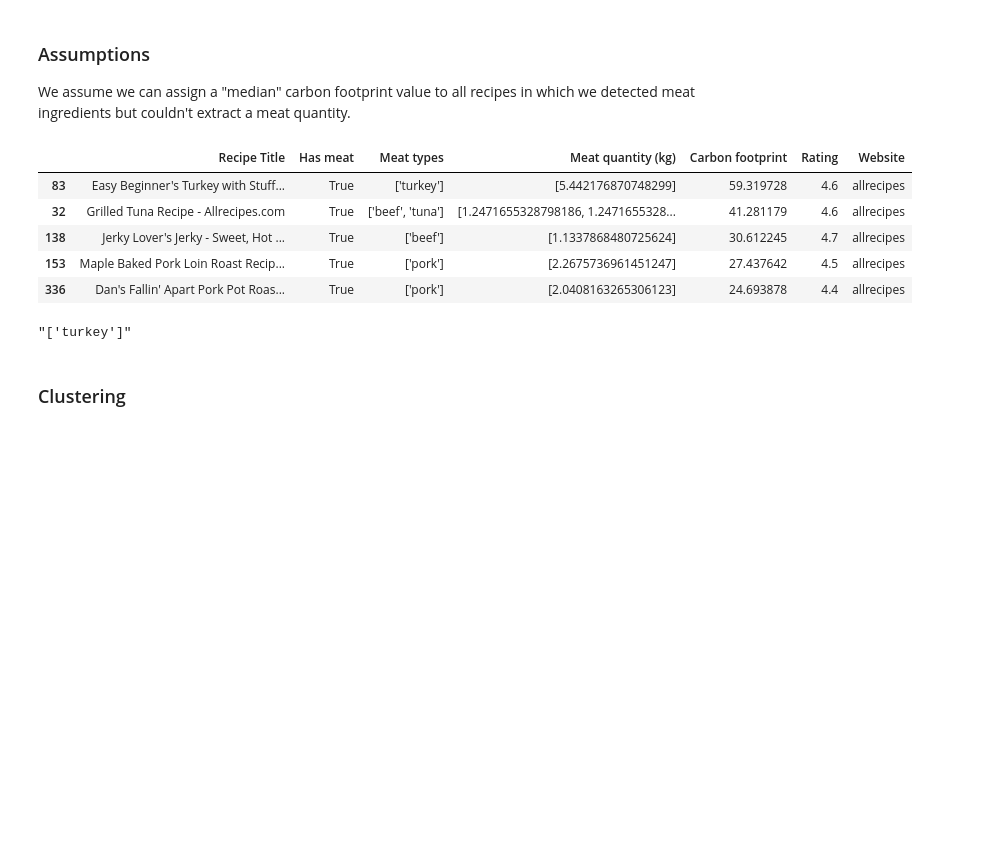
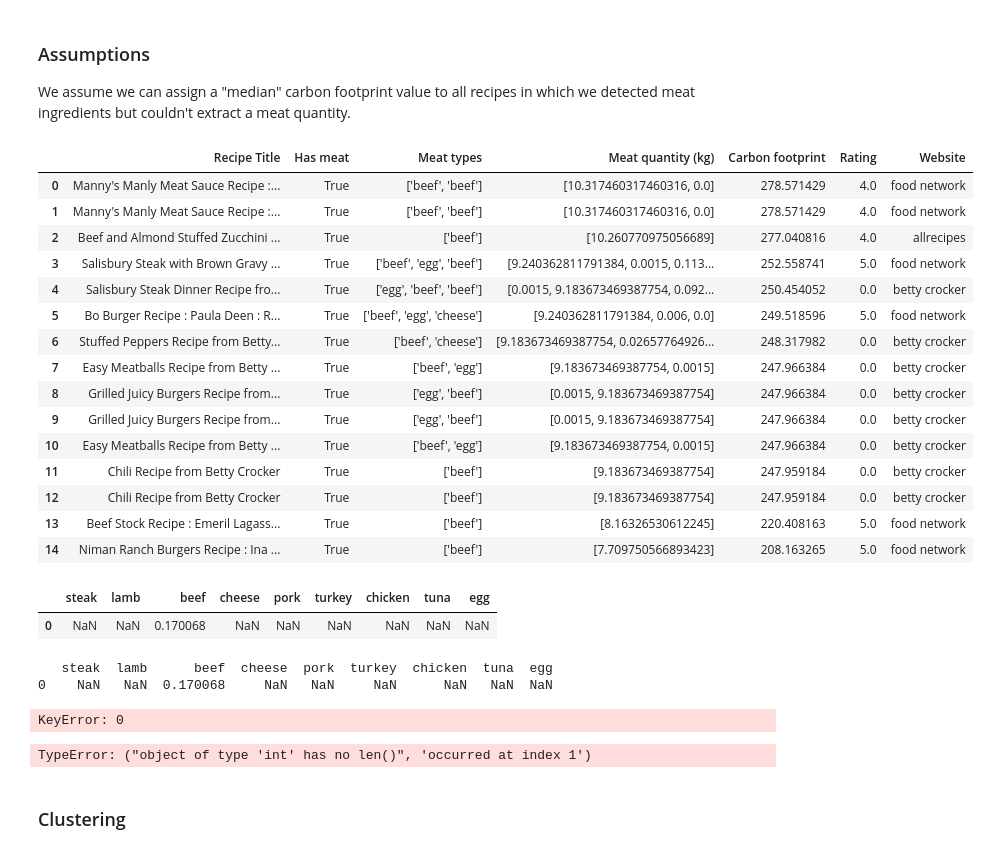
Before and after one commit to chloerDXN/lovelace-project, a Jupyter notebook: data_analysis_notebook.ipynb, the cells around one changed output. Drawn from its saved outputs; the diff is of its cells as text; code cells hidden in the pictures; blank space fills up the shorter version.

Commit message:
extracting meat quantities and deleting duplicate columns, aggregation not working yet

```diff
--- a/data_analysis_notebook.ipynb
+++ b/data_analysis_notebook.ipynb
@@ -161,15 +162,21 @@ We assume we can assign a "median" carbon footprint value to all recipes in whic
 # %%
 #Re-map the dataframe to one with columns with quantities and carbon footprints for every meat ingredient
 meat_qty = df_sorted_meat.copy()
-meat_qty.head(5)
+meat_qty.head(15)
 # %% [output]
 |  | Recipe Title | Has meat | Meat types | Meat quantity (kg) | Carbon footprint | Rating | Website |
-| 83 | Easy Beginner's Turkey with Stuff... | True | ['turkey'] | [5.442176870748299] | 59.319728 | 4.6 | allrecipes |
-| 32 | Grilled Tuna Recipe - Allrecipes.com | True | ['beef', 'tuna'] | [1.2471655328798186, 1.2471655328... | 41.281179 | 4.6 | allrecipes |
-| 138 | Jerky Lover's Jerky - Sweet, Hot ... | True | ['beef'] | [1.1337868480725624] | 30.612245 | 4.7 | allrecipes |
-| 153 | Maple Baked Pork Loin Roast Recip... | True | ['pork'] | [2.2675736961451247] | 27.437642 | 4.5 | allrecipes |
-| 336 | Dan's Fallin' Apart Pork Pot Roas... | True | ['pork'] | [2.0408163265306123] | 24.693878 | 4.4 | allrecipes |
+| 0 | Manny's Manly Meat Sauce Recipe :... | True | ['beef', 'beef'] | [10.317460317460316, 0.0] | 278.571429 | 4.0 | food network |
+| 1 | Manny's Manly Meat Sauce Recipe :... | True | ['beef', 'beef'] | [10.317460317460316, 0.0] | 278.571429 | 4.0 | food network |
+| 2 | Beef and Almond Stuffed Zucchini ... | True | ['beef'] | [10.260770975056689] | 277.040816 | 4.0 | allrecipes |
+| 3 | Salisbury Steak with Brown Gravy ... | True | ['beef', 'egg', 'beef'] | [9.240362811791384, 0.0015, 0.113... | 252.558741 | 5.0 | food network |
+| 4 | Salisbury Steak Dinner Recipe fro... | True | ['egg', 'beef', 'beef'] | [0.0015, 9.183673469387754, 0.092... | 250.454052 | 0.0 | betty crocker |
+| 5 | Bo Burger Recipe : Paula Deen : R... | True | ['beef', 'egg', 'cheese'] | [9.240362811791384, 0.006, 0.0] | 249.518596 | 5.0 | food network |
+| 6 | Stuffed Peppers Recipe from Betty... | True | ['beef', 'cheese'] | [9.183673469387754, 0.02657764926... | 248.317982 | 0.0 | betty crocker |
+| 7 | Easy Meatballs Recipe from Betty ... | True | ['beef', 'egg'] | [9.183673469387754, 0.0015] | 247.966384 | 0.0 | betty crocker |
+| 8 | Grilled Juicy Burgers Recipe from... | True | ['egg', 'beef'] | [0.0015, 9.183673469387754] | 247.966384 | 0.0 | betty crocker |
+| 9 | Grilled Juicy Burgers Recipe from... | True | ['egg', 'beef'] | [0.0015, 9.183673469387754] | 247.966384 | 0.0 | betty crocker |
+| 10 | Easy Meatballs Recipe from Betty ... | True | ['beef', 'egg'] | [9.183673469387754, 0.0015] | 247.966384 | 0.0 | betty crocker |
+| 11 | Chili Recipe from Betty Crocker | True | ['beef'] | [9.183673469387754] | 247.959184 | 0.0 | betty crocker |
+| 12 | Chili Recipe from Betty Crocker | True | ['beef'] | [9.183673469387754] | 247.959184 | 0.0 | betty crocker |
+| 13 | Beef Stock Recipe : Emeril Lagass... | True | ['beef'] | [8.16326530612245] | 220.408163 | 5.0 | food network |
+| 14 | Niman Ranch Burgers Recipe : Ina ... | True | ['beef'] | [7.709750566893423] | 208.163265 | 5.0 | food network |
-# %%
-df_sorted_meat.iloc[0]['Meat types']
-# %% [output]
-"['turkey']"
@@ -176,3 +221,25 @@ df_sorted_meat.iloc[0]['Meat types']
+# %%
+meat_quantities(df_cleaned.iloc[0])
+# %% [output]
+|  | steak | lamb | beef | cheese | pork | turkey | chicken | tuna | egg |
+| 0 | NaN | NaN | 0.170068 | NaN | NaN | NaN | NaN | NaN | NaN |
+# %%
+meat_qty_df = pd.DataFrame
+
+for i in np.arange(len(df_cleaned)):
+    new_row = meat_quantities(df_cleaned[df_cleaned['Carbon footprint'] > 0].iloc[i])
+    print(new_row[0])
+    meat_qty_df = meat_qty_df.append(new_row[0]) #(meat_quantities(df_cleaned[df_cleaned['Carbon footprint'] > 0].iloc[i]))
+
+print(meat_qty_df)
+# %% [output]
+   steak  lamb      beef  cheese  pork  turkey  chicken  tuna  egg
+0    NaN   NaN  0.170068     NaN   NaN     NaN      NaN   NaN  NaN
+KeyError: 0
+# %%
+ meat_qty_df = df_cleaned.apply(meat_quantities, axis=1)
+# %% [output]
+TypeError: ("object of type 'int' has no len()", 'occurred at index 1')
 # %%
 #Extract median value for each type of meat quantity
     #Done by Nadine?
```
Also changed, not shown: parts of 3 cells of this notebook.
